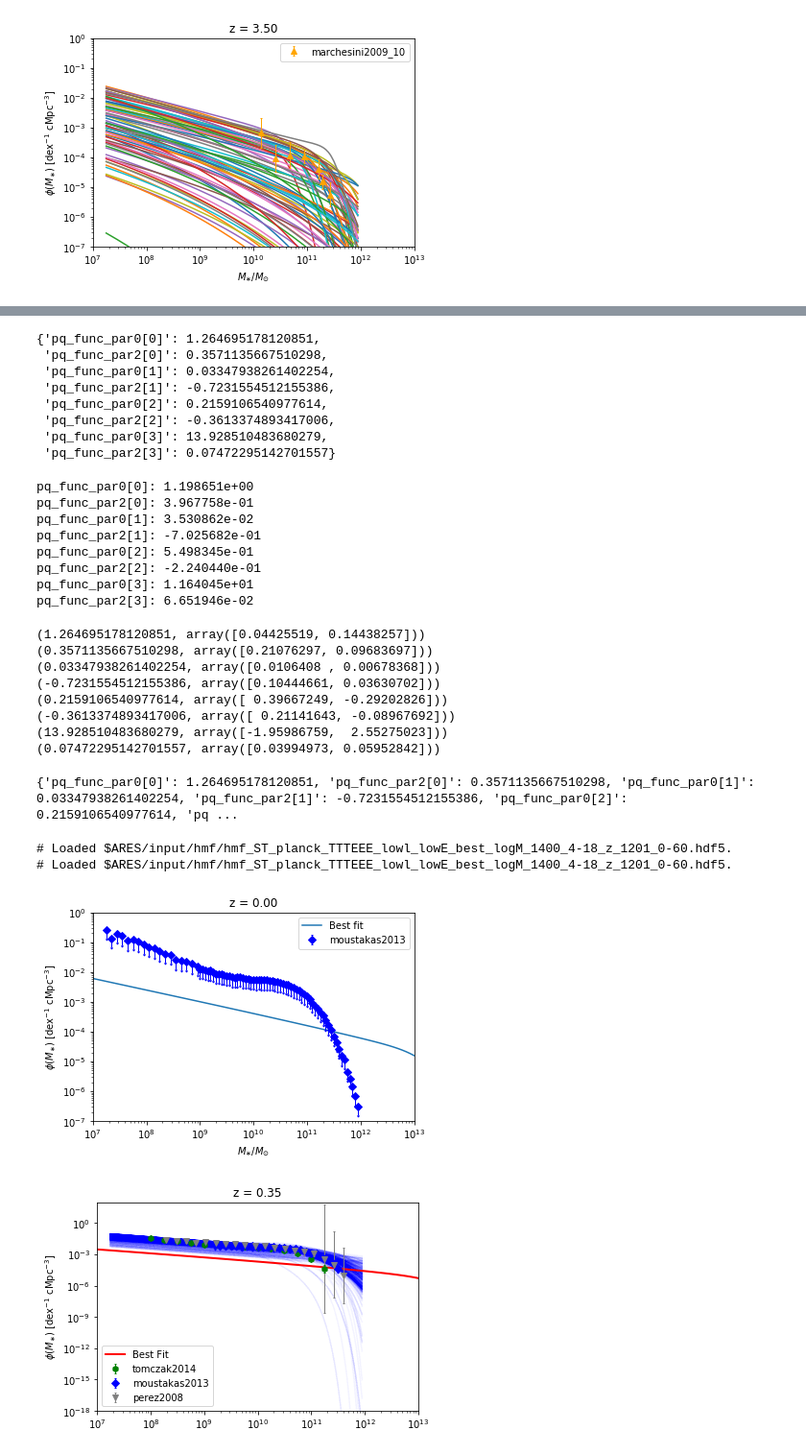
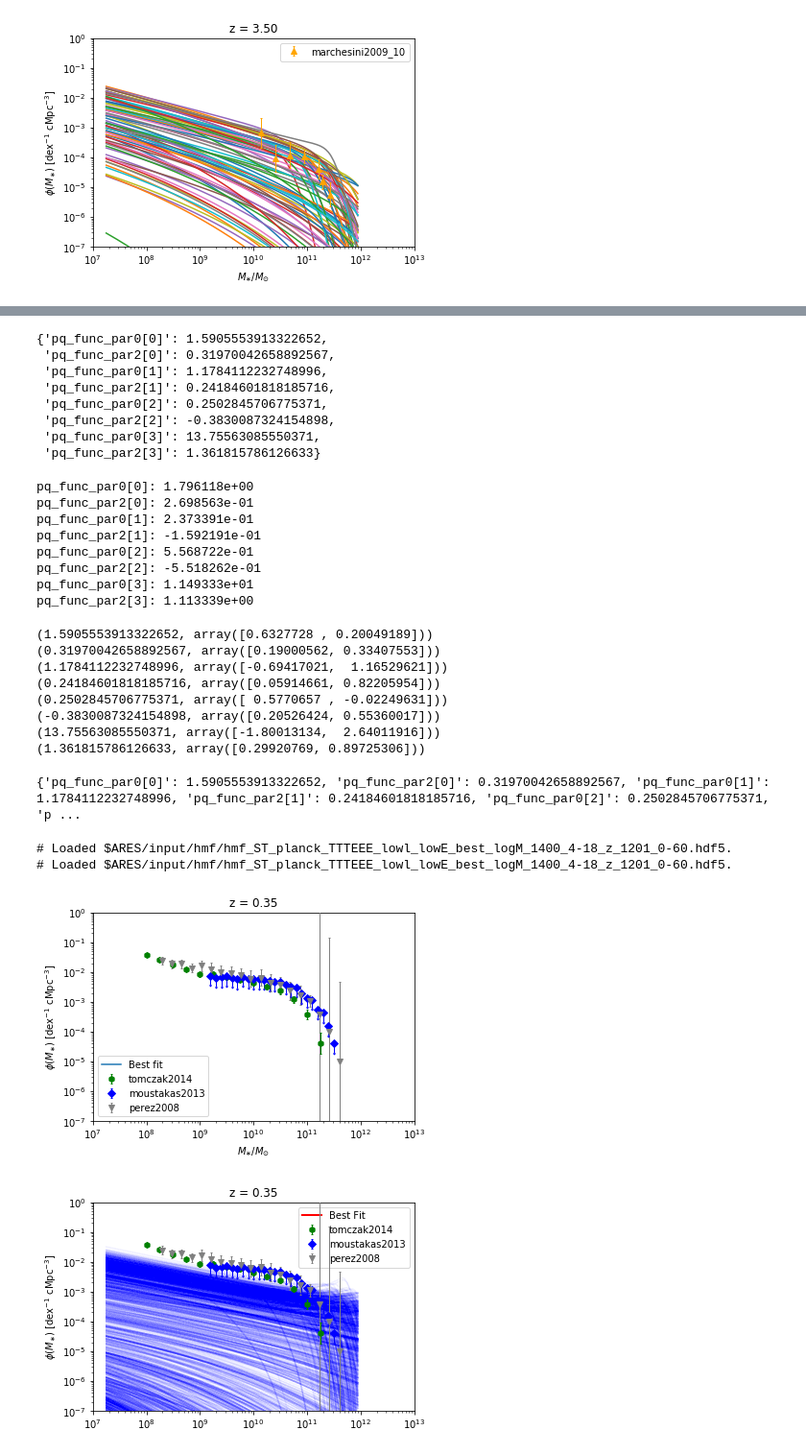
Before and after one commit to eklem1/GalaxySim, a Jupyter notebook: CheckingFitGuesses.ipynb, the cells around one changed output, grey strips where cells are left out. Shown at 96% size. Cells and saved outputs as stored; diff of their text form; code cells hidden in the pictures.

```diff
--- a/CheckingFitGuesses.ipynb
+++ b/CheckingFitGuesses.ipynb
@@ -269,9 +269,9 @@ pl.show()
 # Loaded $ARES/input/hmf/hmf_ST_planck_TTTEEE_lowl_lowE_best_logM_1400_4-18_z_1201_0-60.hdf5.
 [figure]
 # %%
-anl = ares.analysis.ModelSet('MCMC_files/test_smfcal_2')
+# anl = ares.analysis.ModelSet('MCMC_files/test_smfcal_2')
 # anl = ares.analysis.ModelSet('MCMC_files/smf_run2')
-# anl = ares.analysis.ModelSet('smf_run4')
+anl = ares.analysis.ModelSet('MCMC_files/smf_run5')
 
 
 labels = \
@@ -293,7 +293,8 @@ labels = \
 }
 
 anl.custom_labels = labels
-# anl.custom_labels
+
+# anl.skip = 5000
 # %% [output]
 ##############################################################################################################
 ####                                         Analysis: Model Set                                          ####
@@ -402,14 +407,14 @@ anl.WalkerTrajectoriesMultiPlot(best_fit='mode')
 # %%
 anl.max_likelihood_parameters()
 # %% [output]
-{'pq_func_par0[0]': 1.264695178120851,
- 'pq_func_par2[0]': 0.3571135667510298,
- 'pq_func_par0[1]': 0.03347938261402254,
- 'pq_func_par2[1]': -0.7231554512155386,
- 'pq_func_par0[2]': 0.2159106540977614,
- 'pq_func_par2[2]': -0.3613374893417006,
- 'pq_func_par0[3]': 13.928510483680279,
- 'pq_func_par2[3]': 0.07472295142701557}
+{'pq_func_par0[0]': 1.5905553913322652,
+ 'pq_func_par2[0]': 0.31970042658892567,
+ 'pq_func_par0[1]': 1.1784112232748996,
+ 'pq_func_par2[1]': 0.24184601818185716,
+ 'pq_func_par0[2]': 0.2502845706775371,
+ 'pq_func_par2[2]': -0.3830087324154898,
+ 'pq_func_par0[3]': 13.75563085550371,
+ 'pq_func_par2[3]': 1.361815786126633}
 # %%
 covar = anl.CovarianceMatrix(params)
 
@@ -421,14 +426,14 @@ else:
 
 fit_mean = np.array(covar[0])
 # %% [output]
-pq_func_par0[0]: 1.198651e+00
-pq_func_par2[0]: 3.967758e-01
-pq_func_par0[1]: 3.530862e-02
-pq_func_par2[1]: -7.025682e-01
-pq_func_par0[2]: 5.498345e-01
-pq_func_par2[2]: -2.240440e-01
-pq_func_par0[3]: 1.164045e+01
-pq_func_par2[3]: 6.651946e-02
+pq_func_par0[0]: 1.796118e+00
+pq_func_par2[0]: 2.698563e-01
+pq_func_par0[1]: 2.373391e-01
+pq_func_par2[1]: -1.592191e-01
+pq_func_par0[2]: 5.568722e-01
+pq_func_par2[2]: -5.518262e-01
+pq_func_par0[3]: 1.149333e+01
+pq_func_par2[3]: 1.113339e+00
 # %%
 pars_ch = {}
 for i in range(len(covar[0])):
@@ -445,25 +450,26 @@ fit_best_like = anl.max_likelihood_parameters()
 for i in range(len(covar[0])):
     print(anl.get_1d_error(params[i])) #(maximum likelihood value, positive error, negative error).
 # %% [output]
-(1.264695178120851, array([0.04425519, 0.14438257]))
-(0.3571135667510298, array([0.21076297, 0.09683697]))
-(0.03347938261402254, array([0.0106408 , 0.00678368]))
-(-0.7231554512155386, array([0.10444661, 0.03630702]))
-(0.2159106540977614, array([ 0.39667249, -0.29202826]))
-(-0.3613374893417006, array([ 0.21141643, -0.08967692]))
-(13.928510483680279, array([-1.95986759,  2.55275023]))
-(0.07472295142701557, array([0.03994973, 0.05952842]))
+(1.5905553913322652, array([0.6327728 , 0.20049189]))
+(0.31970042658892567, array([0.19000562, 0.33407553]))
+(1.1784112232748996, array([-0.69417021,  1.16529621]))
+(0.24184601818185716, array([0.05914661, 0.82205954]))
+(0.2502845706775371, array([ 0.5770657 , -0.02249631]))
+(-0.3830087324154898, array([0.20526424, 0.55360017]))
+(13.75563085550371, array([-1.80013134,  2.64011916]))
+(1.361815786126633, array([0.29920769, 0.89725306]))
 # %%
 pars_best = ares.util.ParameterBundle("emma:model1")
+
 print(fit_best_like)
 
 pars_best.update(fit_best_like)
 # print(pars_best)
 pop_best = ares.populations.GalaxyPopulation(**pars_best)
 # %% [output]
-{'pq_func_par0[0]': 1.264695178120851, 'pq_func_par2[0]': 0.3571135667510298, 'pq_func_par0[1]': 0.03347938261402254, 'pq_func_par2[1]': -0.7231554512155386, 'pq_func_par0[2]': 0.2159106540977614, 'pq ...
+{'pq_func_par0[0]': 1.5905553913322652, 'pq_func_par2[0]': 0.31970042658892567, 'pq_func_par0[1]': 1.1784112232748996, 'pq_func_par2[1]': 0.24184601818185716, 'pq_func_par0[2]': 0.2502845706775371, 'p ...
 # %%
-z = 0
+z = 0.35
 
 Ms_short = np.logspace(7, 13, 80)
 # Ms_short = [1e9]
@@ -491,30 +497,30 @@ pl.show()
 # %% [output]
 # Loaded $ARES/input/hmf/hmf_ST_planck_TTTEEE_lowl_lowE_best_logM_1400_4-18_z_1201_0-60.hdf5.
 # Loaded $ARES/input/hmf/hmf_ST_planck_TTTEEE_lowl_lowE_best_logM_1400_4-18_z_1201_0-60.hdf5.
-[figure, old version]
+[figure, new version]
 # %%
 z = .35
 
 Ms_short = np.logspace(7, 13, 80)
 
 # print(Ms)
 
 ls_best = pop_best.StellarMassFunction(z, Ms_short)
 ax = anl.ReconstructedFunction('galaxy_smf', ivar=[z, None], samples='all', color='b', alpha=0.01)
 
 # print(ls_best)
 
 obslf = ares.analysis.GalaxyPopulation()
 obslf.PlotSMF(z=z, ax=ax, round_z=0.2)
 
 ax.loglog(Ms_short, ls_best, label='Best Fit', color="red", linewidth=2)
 
 pl.title("z = %.2f" %z)
 pl.legend()
-pl.ylim(1e-18, 1e2)
+# pl.ylim(1e-18, 1e2)
 pl.show()
 # %% [output]
-[figure, old version]
+[figure, new version]
 # %%
 bests = [anl.get_1d_error(i, nu=0.68,  peak='mode') for i in params]
 
```
Also changed, not shown: parts of 8 cells of this notebook, 1 other file.
